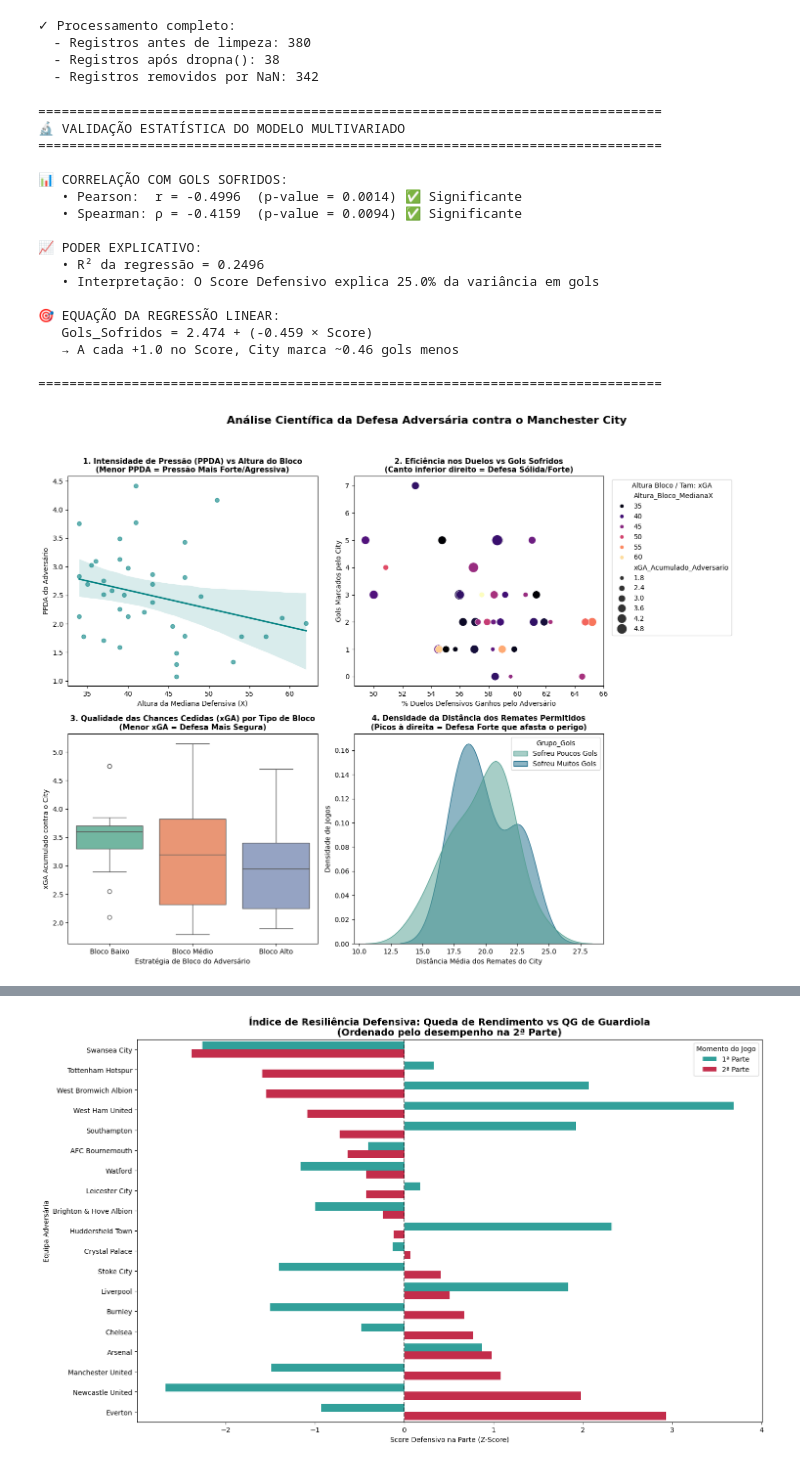
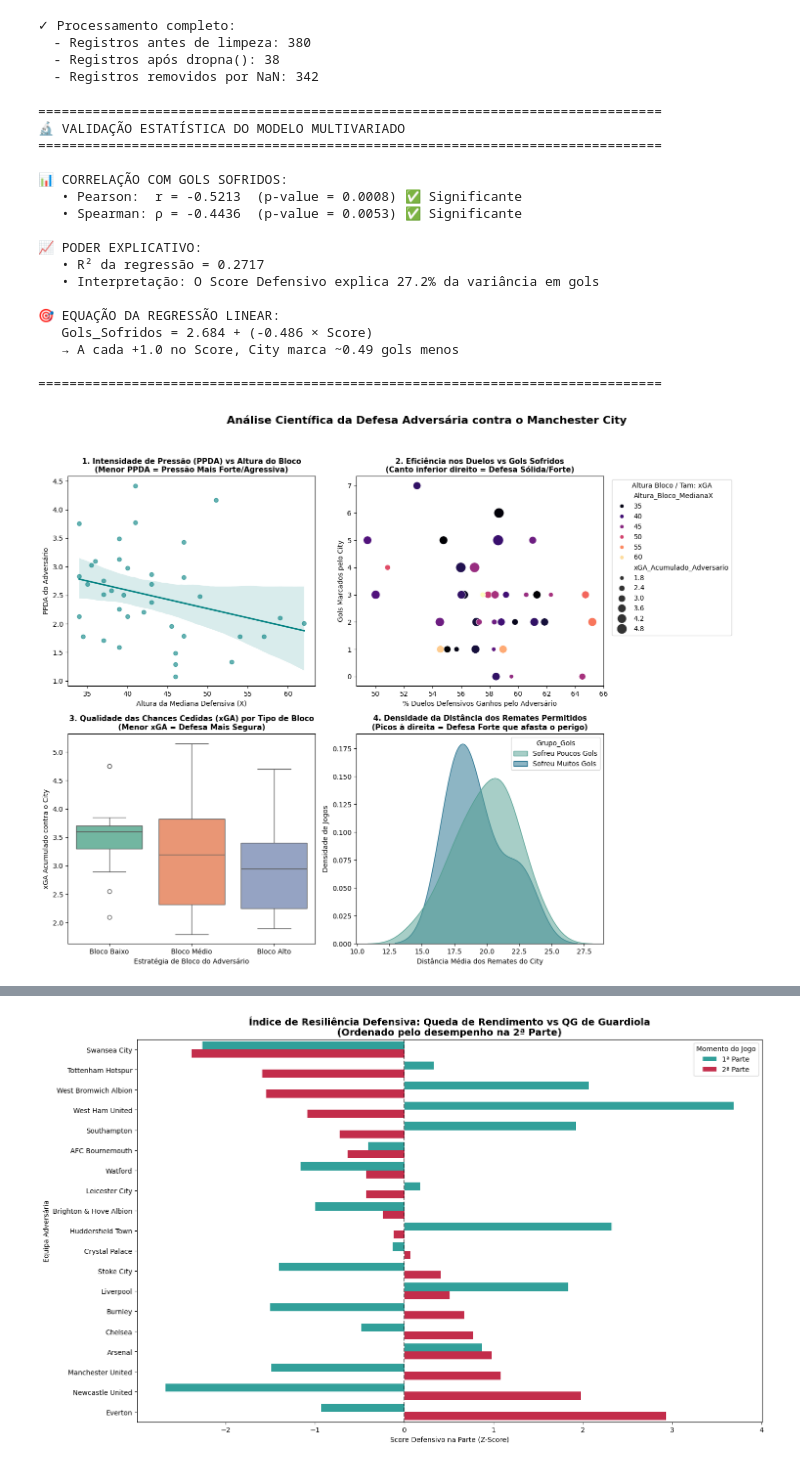
Before and after one commit to GARCl-A/city-analysis, a Jupyter notebook: main.ipynb, the cells around one changed output, grey strips where cells are left out. Cells and saved outputs as stored; diff of their text form; code cells hidden in the pictures.

```diff
--- a/main.ipynb
+++ b/main.ipynb
@@ -351,9 +351,16 @@ for m_id in match_ids:
     xGA = calcula_xga_proximidade(jogo_df, CITY_ID)
     dist_chute = analise_distancia_defensiva(jogo_df, CITY_ID)
 
-    # Contagem de Gols Reais (Tag 101 = Goal)
-    chutes_city = jogo_df[(jogo_df['teamId'] == CITY_ID) & (jogo_df['eventName'] == 'Shot')]
-    gols_sofridos = chutes_city['tags'].apply(
+   # Contagem de Gols Reais (Tag 101 = Goal em QUALQUER tipo de finalização)
+    # Filtramos apenas os eventos do City
+    # 1. Filtra apenas eventos do City que sejam Chutes ou Bolas Paradas (Faltas/Pênaltis)
+    ataques_city = jogo_df[
+        (jogo_df['teamId'] == CITY_ID) &
+        (jogo_df['eventName'].isin(['Shot', 'Free Kick']))
+    ]
+
+    # 2. Conta os gols (Tag 101) apenas nessas finalizações do City
+    gols_sofridos = ataques_city['tags'].apply(
         lambda tags: 1 if isinstance(tags, list) and any(t.get('id') == 101 for t in tags) else 0
     ).sum()
 
@@ -408,11 +415,7 @@ df_defesa['z_Distancia'] = (df_defesa['Distancia_Media_Chutes_City'] - df_defesa
 df_defesa['Score_Defensivo'] = df_defesa['z_Duelos'] + df_defesa['z_Distancia'] - df_defesa['z_xGA']
 
 # Classificação em 3 níveis (Tercis)
-df_defesa['Classificacao_Defesa'] = pd.qcut(
-    df_defesa['Score_Defensivo'],
-    q=3,
-    labels=['Defesa Fraca', 'Defesa Média', 'Defesa Forte']
-)
+df_defesa['Classificacao_Defesa'] = np.where(df_defesa['Score_Defensivo'] >= 0, 'Defesa Forte', 'Defesa Fraca')
 
 # ==============================================================================
 # 3. VALIDAÇÃO ESTATÍSTICA DO MODELO (NOVO!)
@@ -484,37 +487,37 @@ axes[0, 1].set_ylabel('Gols Marcados pelo City')
 axes[0, 1].legend(title="Altura Bloco / Tam: xGA", bbox_to_anchor=(1.02, 1), loc='upper left')
 
 # 3. xGA Acumulado por Tercil de Bloco
 df_defesa['Categoria_Bloco'] = pd.qcut(df_defesa['Altura_Bloco_MedianaX'], 3, labels=["Bloco Baixo", "Bloco Médio", "Bloco Alto"])
 sns.boxplot(ax=axes[1, 0], data=df_defesa, x='Categoria_Bloco', y='xGA_Acumulado_Adversario', palette='Set2', hue='Categoria_Bloco', legend=False)
 axes[1, 0].set_title('3. Qualidade das Chances Cedidas (xGA) por Tipo de Bloco\n(Menor xGA = Defesa Mais Segura)', fontsize=11, weight='bold')
 axes[1, 0].set_xlabel('Estratégia de Bloco do Adversário')
 axes[1, 0].set_ylabel('xGA Acumulado contra o City')
 
 # 4. Distribuição da Distância de Chutes Permitidos
 df_defesa['Grupo_Gols'] = pd.qcut(df_defesa['Gols_Sofridos_Adversario'], 2, labels=["Sofreu Poucos Gols", "Sofreu Muitos Gols"], duplicates='drop')
 sns.kdeplot(ax=axes[1, 1], data=df_defesa, x='Distancia_Media_Chutes_City', hue='Grupo_Gols', fill=True, common_norm=False, palette='crest', alpha=0.5)
 axes[1, 1].set_title('4. Densidade da Distância dos Remates Permitidos\n(Picos à direita = Defesa Forte que afasta o perigo)', fontsize=11, weight='bold')
 axes[1, 1].set_xlabel('Distância Média dos Remates do City')
 axes[1, 1].set_ylabel('Densidade de Jogos')
 
 plt.tight_layout(rect=[0, 0, 0.9, 0.92])
 plt.show()
 # %% [output]
 ================================================================================
 🔬 VALIDAÇÃO ESTATÍSTICA DO MODELO MULTIVARIADO
 ================================================================================
 
 📊 CORRELAÇÃO COM GOLS SOFRIDOS:
-   • Pearson:  r = -0.4996  (p-value = 0.0014) ✅ Significante
-   • Spearman: ρ = -0.4159  (p-value = 0.0094) ✅ Significante
+   • Pearson:  r = -0.5213  (p-value = 0.0008) ✅ Significante
+   • Spearman: ρ = -0.4436  (p-value = 0.0053) ✅ Significante
 
 📈 PODER EXPLICATIVO:
-   • R² da regressão = 0.2496
-   • Interpretação: O Score Defensivo explica 25.0% da variância em gols
+   • R² da regressão = 0.2717
+   • Interpretação: O Score Defensivo explica 27.2% da variância em gols
 
 🎯 EQUAÇÃO DA REGRESSÃO LINEAR:
-   Gols_Sofridos = 2.474 + (-0.459 × Score)
-   → A cada +1.0 no Score, City marca ~0.46 gols menos
+   Gols_Sofridos = 2.684 + (-0.486 × Score)
+   → A cada +1.0 no Score, City marca ~0.49 gols menos
 
 ================================================================================
-[figure, old version]
+[figure, new version]
```
Also changed, not shown: parts of 12 cells of this notebook.
